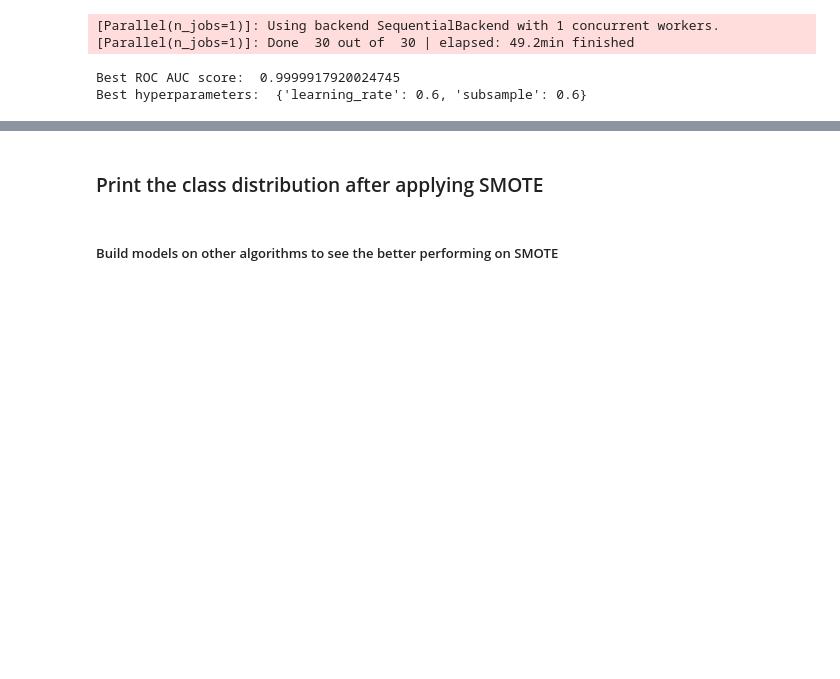
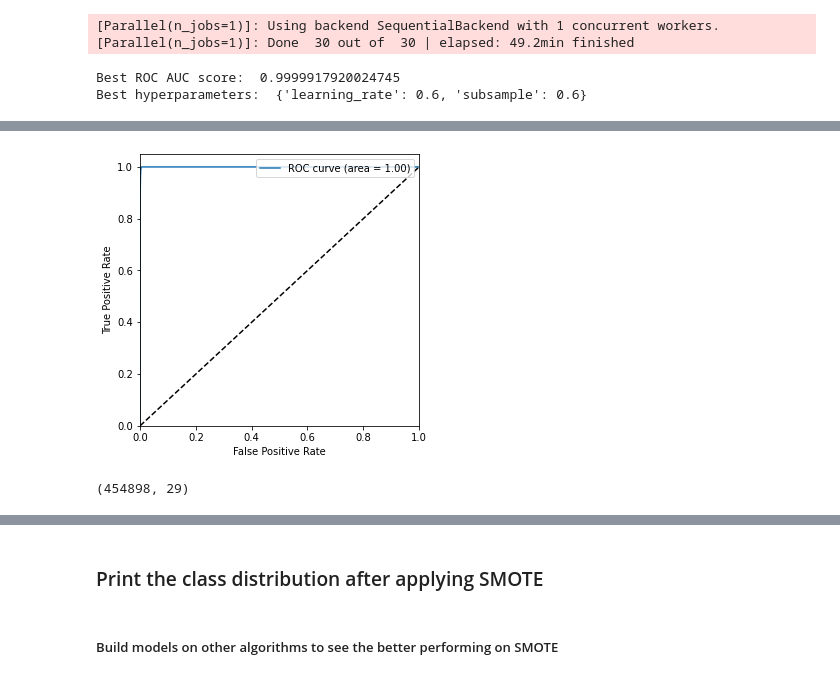
Before and after one commit to SurabhiTaneja/Credit-Card-Fraud-Detection, a Jupyter notebook: Credit_card_fraud_detection_Starter_code+.ipynb, the cells around one changed output, grey strips where cells are left out. Cells and saved outputs as stored; diff of their text form; code cells hidden in the pictures; blank space fills up the shorter version.

```diff
--- a/Credit_card_fraud_detection_Starter_code+.ipynb
+++ b/Credit_card_fraud_detection_Starter_code+.ipynb
@@ -1100,0 +1112,11 @@ Best hyperparameters:  {'learning_rate': 0.6, 'subsample': 0.6}
+# %%
+ #Building a model using the optimal hyperparameters
+params = {'learning_rate': 0.6,
+          'max_depth': 2,
+          'n_estimators':200,
+          'subsample':0.6,
+         'objective':'binary:logistic'}
+
+# fit model on training data
+xgb_over_model = XGBClassifier(params = params)
+xgb_over_model.fit(X_train_over, y_train_over)
@@ -1100,0 +1148,12 @@ Best hyperparameters:  {'learning_rate': 0.6, 'subsample': 0.6}
+# %%
+#Predicting the probabilitites of training dataset
+y_train_over_prob = xgb_over_model.predict_proba(X_train_over)[:,1]
+# %%
+#plotting the roc-auc curve
+plot_roc_auc_curve(y_train_over, y_train_over_prob)
+# %% [output]
+[figure, added]
+# %%
+X_train_over.shape
+# %% [output]
+(454898, 29)
```
Also changed, not shown: parts of 20 cells of this notebook.
